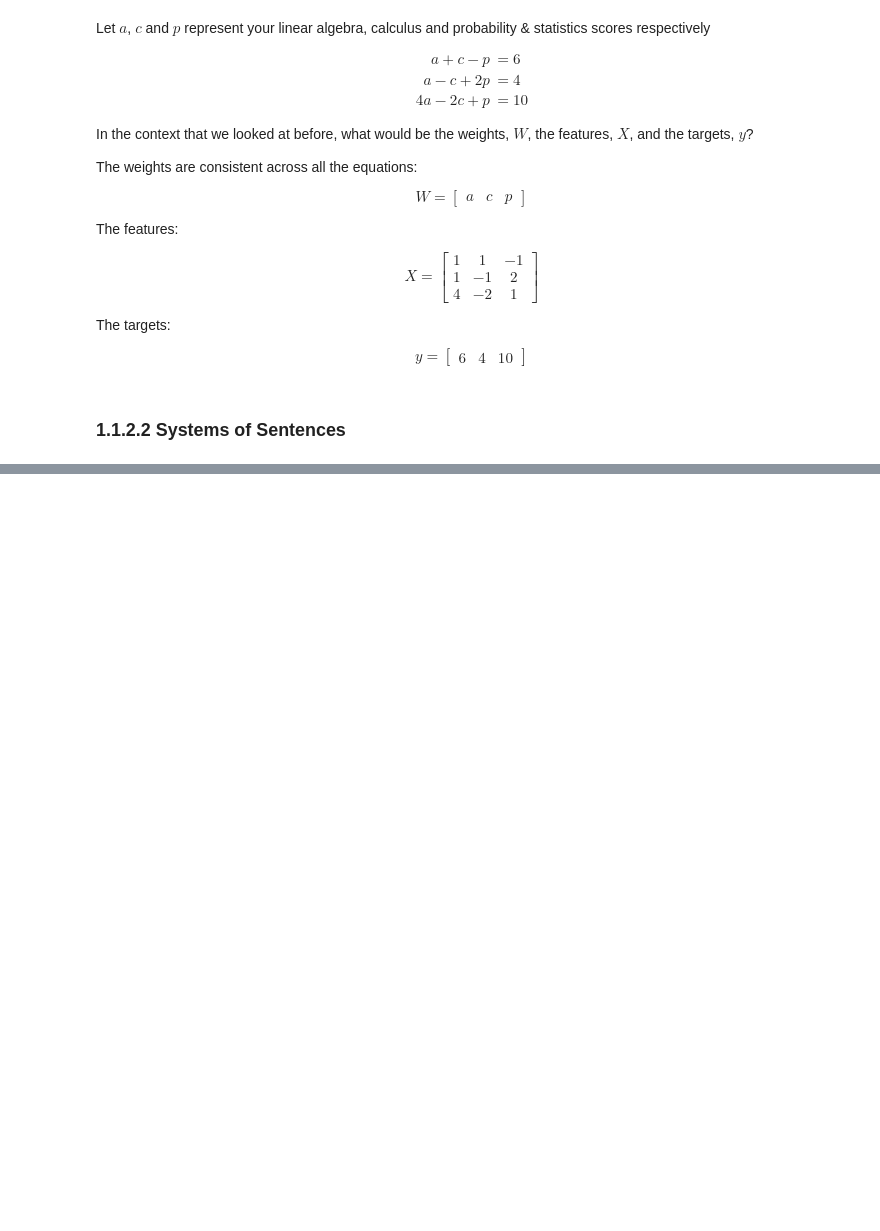
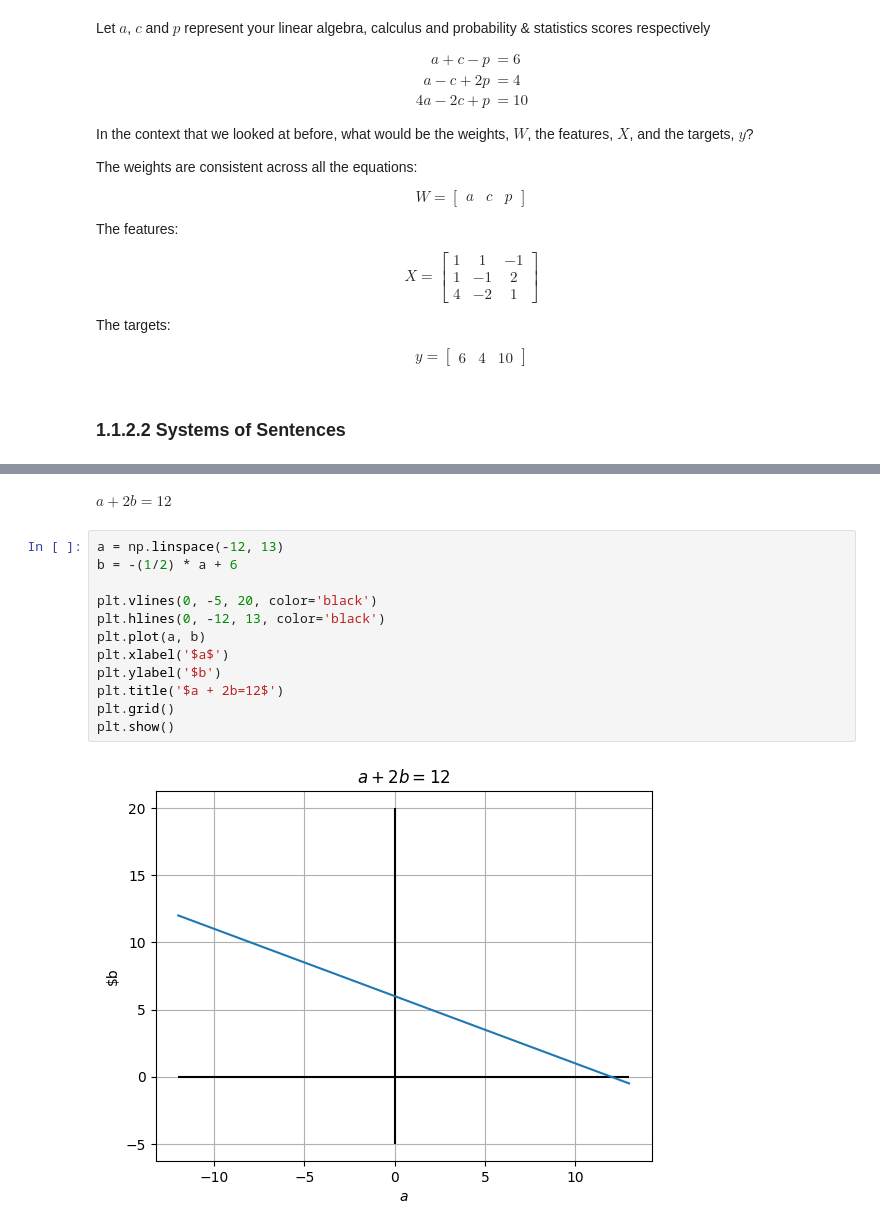
Before and after one commit to PaulToronto/DeepLearning-AI---Mathematics-for-Machine-Learning-and-Data-Science, a Jupyter notebook: 1_1_Systems_of_Linear_Equations.ipynb, the cells around one changed output, grey strips where cells are left out. Cells and saved outputs as stored; diff of their text form; blank space fills up the shorter version.

```diff
--- a/1_1_Systems_of_Linear_Equations.ipynb
+++ b/1_1_Systems_of_Linear_Equations.ipynb
@@ -143,0 +600,16 @@ $$
+# %% [markdown]
+$a + 2b = 12$
+# %%
+a = np.linspace(-12, 13)
+b = -(1/2) * a + 6
+
+plt.vlines(0, -5, 20, color='black')
+plt.hlines(0, -12, 13, color='black')
+plt.plot(a, b)
+plt.xlabel('$a$')
+plt.ylabel('$b')
+plt.title('$a + 2b=12$')
+plt.grid()
+plt.show()
+# %% [output]
+[figure, added]
```
Also changed, not shown: parts of 105 cells of this notebook.
